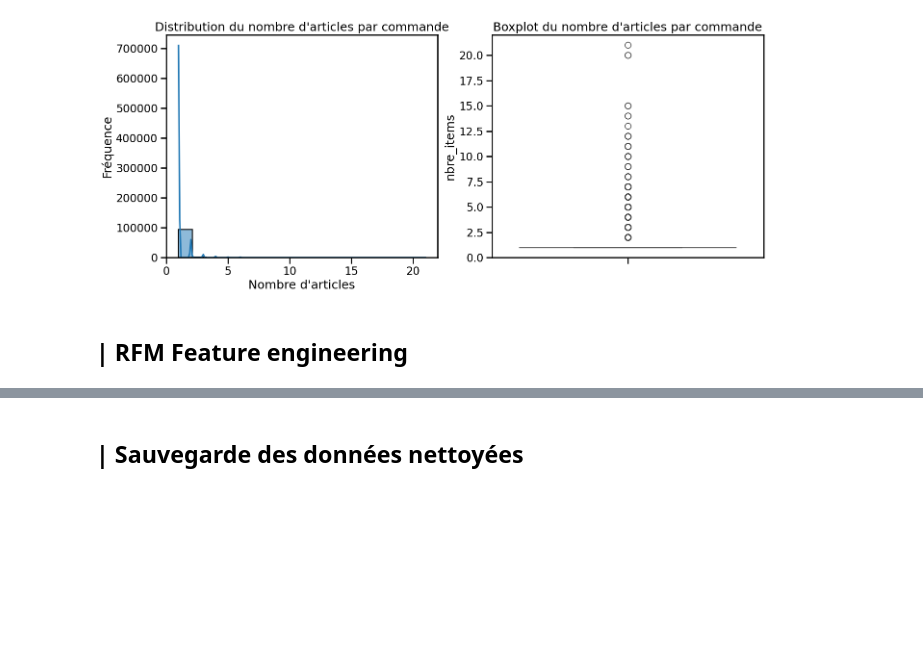
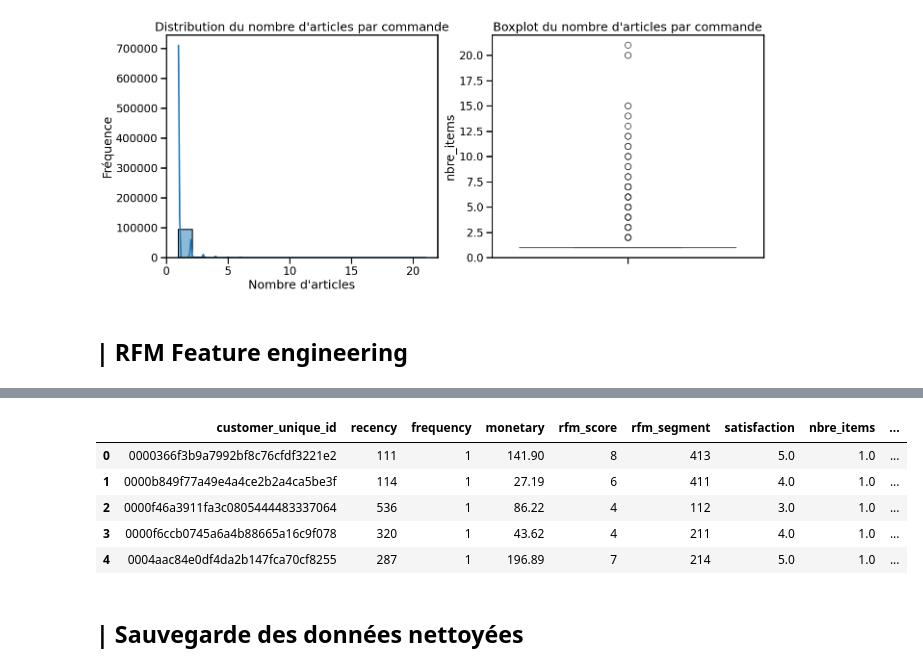
Before and after one commit to amadousysada/ecommerce-customer-segmentation, a Jupyter notebook: main.ipynb, the cells around one changed output, grey strips where cells are left out. Cells and saved outputs as stored; diff of their text form; code cells hidden in the pictures; blank space fills up the shorter version.

```diff
--- a/main.ipynb
+++ b/main.ipynb
@@ -599,3 +607,12 @@ rfm_df[rfm_df.customer_unique_id=="02e9109b7e0a985108b43e573b6afb23"]
+# %%
+rfm_df.head()
+# %% [output]
+|  | customer_unique_id | recency | frequency | monetary | rfm_score | rfm_segment | satisfaction | nbre_items | ... |
+| 0 | 0000366f3b9a7992bf8c76cfdf3221e2 | 111 | 1 | 141.90 | 8 | 413 | 5.0 | 1.0 | ... |
+| 1 | 0000b849f77a49e4a4ce2b2a4ca5be3f | 114 | 1 | 27.19 | 6 | 411 | 4.0 | 1.0 | ... |
+| 2 | 0000f46a3911fa3c0805444483337064 | 536 | 1 | 86.22 | 4 | 112 | 3.0 | 1.0 | ... |
+| 3 | 0000f6ccb0745a6a4b88665a16c9f078 | 320 | 1 | 43.62 | 4 | 211 | 4.0 | 1.0 | ... |
+| 4 | 0004aac84e0df4da2b147fca70cf8255 | 287 | 1 | 196.89 | 7 | 214 | 5.0 | 1.0 | ... |
 # %% [markdown]
 ## | Sauvegarde des données nettoyées
 # %%
```
Also changed, not shown: parts of 7 cells of this notebook.
